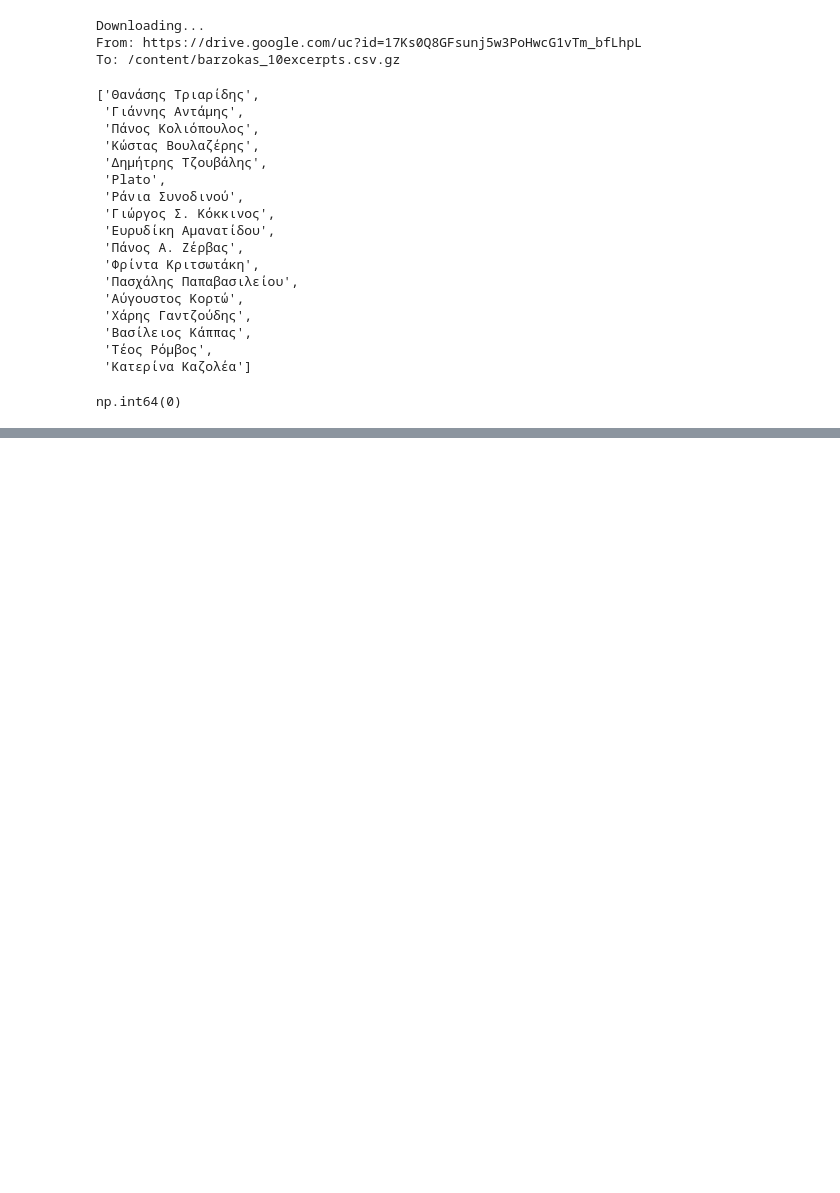
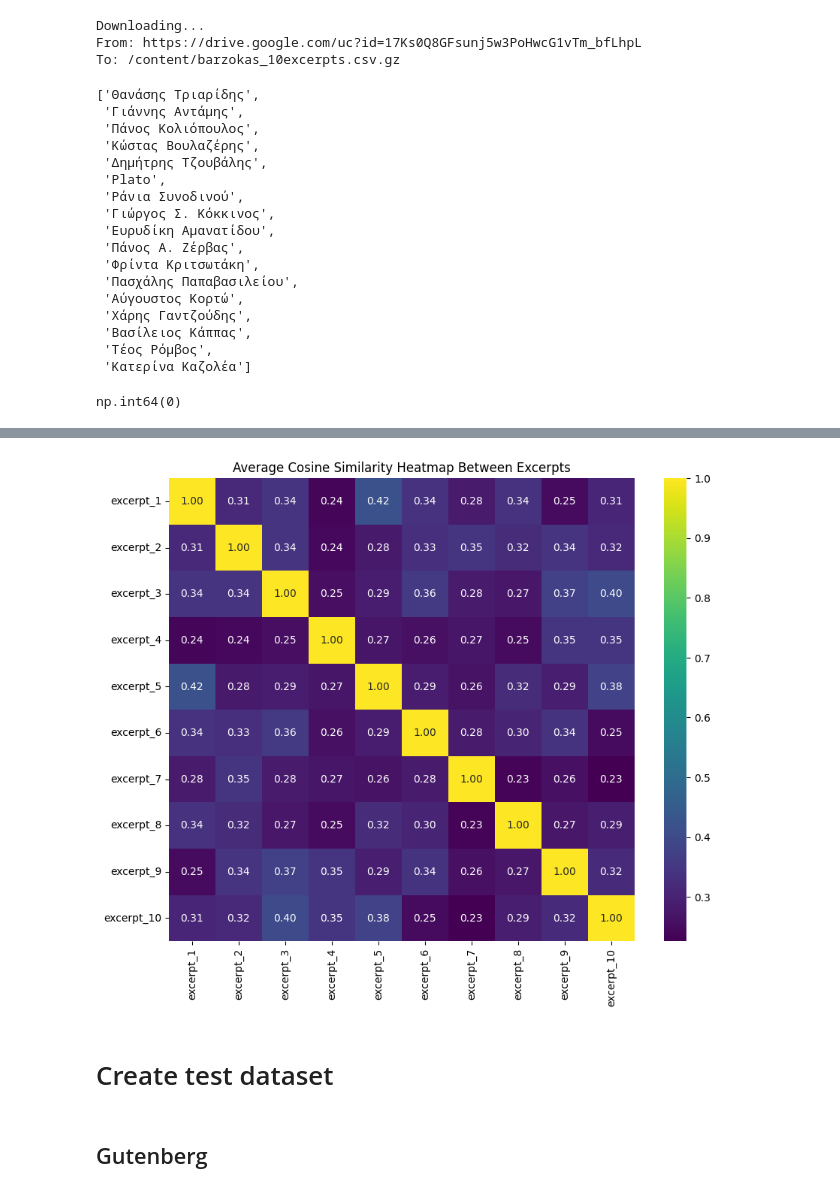
Before and after one commit to greek-nlp/benchmark, a Jupyter notebook: gr_author_data_exploration.ipynb, the cells around one changed output, grey strips where cells are left out. Drawn from its saved outputs; the diff is of its cells as text; code cells hidden in the pictures; blank space fills up the shorter version.

```diff
--- a/gr_author_data_exploration.ipynb
+++ b/gr_author_data_exploration.ipynb
@@ -257,0 +668,35 @@ barzokas_pop.to_csv('barzokas_10ex_anonymized.csv.gz', compression='gzip')
+# %%
+import seaborn as sns
+import matplotlib.pyplot as plt
+import pandas as pd
+
+# Calculate the average overlap for each pair of excerpts from the cosine similarity DataFrame
+average_overlap_series_cosine = overlap_df_cosine.mean()
+
+# Reshape the series into a square DataFrame for the heatmap
+overlap_matrix_cosine = pd.DataFrame(0.0, index=range(1, 11), columns=range(1, 11))
+
+for col_name, avg_overlap in average_overlap_series_cosine.items():
+    # Extract excerpt numbers from the column name (e.g., 'excerpt_1_excerpt_2_overlap_cosine')
+    parts = col_name.split('_')
+    i = int(parts[1])
+    j = int(parts[3])
+    overlap_matrix_cosine.loc[i, j] = avg_overlap
+    overlap_matrix_cosine.loc[j, i] = avg_overlap # Heatmap is symmetric
+
+# Fill the diagonal with 1.0 as an excerpt has perfect overlap with itself
+for i in range(1, 11):
+    overlap_matrix_cosine.loc[i, i] = 1.0
+
+
+# Create a heatmap
+plt.figure(figsize=(10, 8))
+sns.heatmap(overlap_matrix_cosine, annot=True, cmap='viridis', fmt=".2f", xticklabels=[f'excerpt_{i}' for i in range(1, 11)], yticklabels=[f'excerpt_{i}' for i in range(1, 11)])
+plt.title('Average Cosine Similarity Heatmap Between Excerpts')
+plt.show()
+# %% [output]
+[figure, added]
+# %% [markdown]
+# Create test dataset
+# %% [markdown]
+## Gutenberg
```
Also changed, not shown: parts of 64 cells of this notebook.
